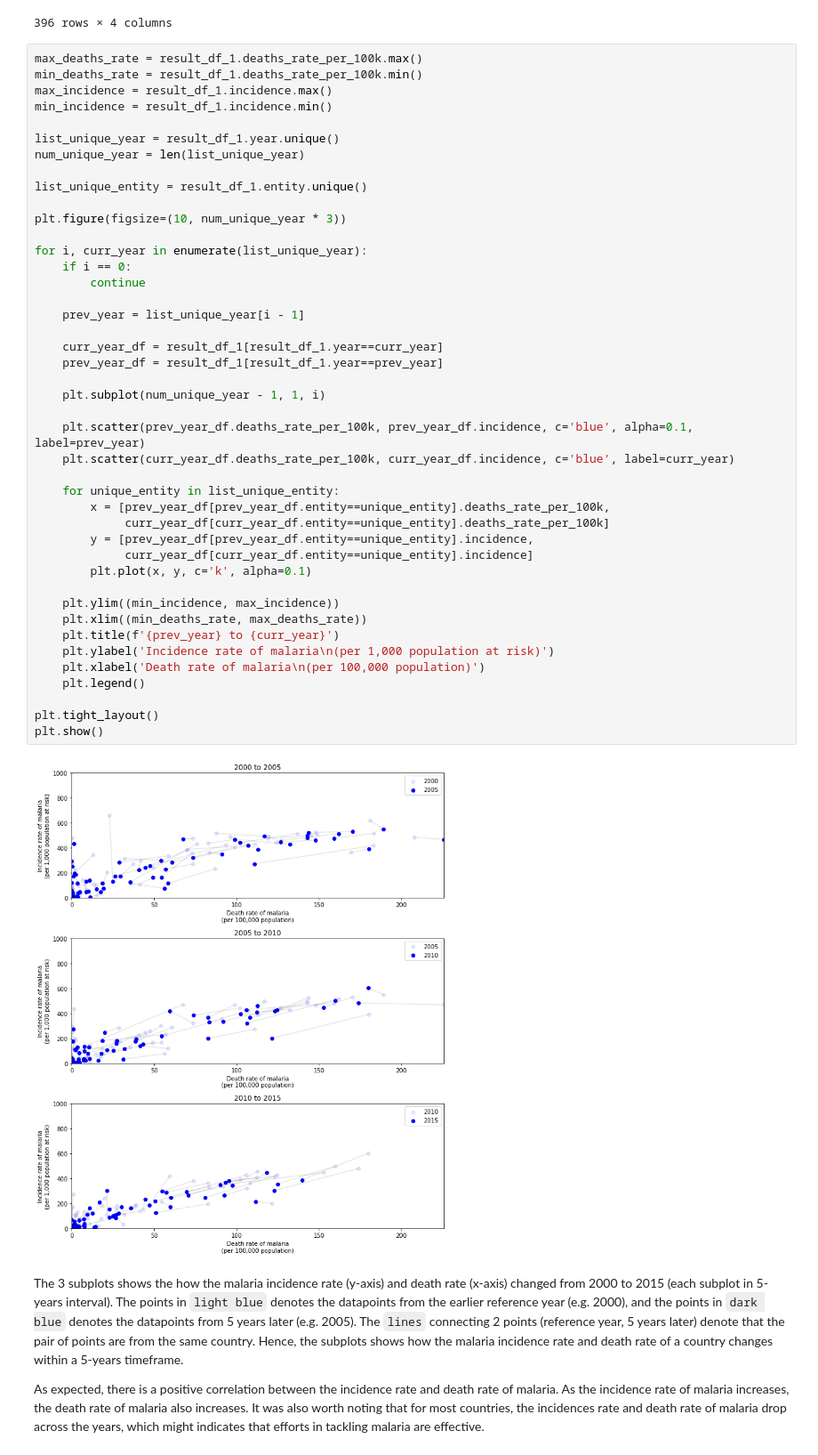
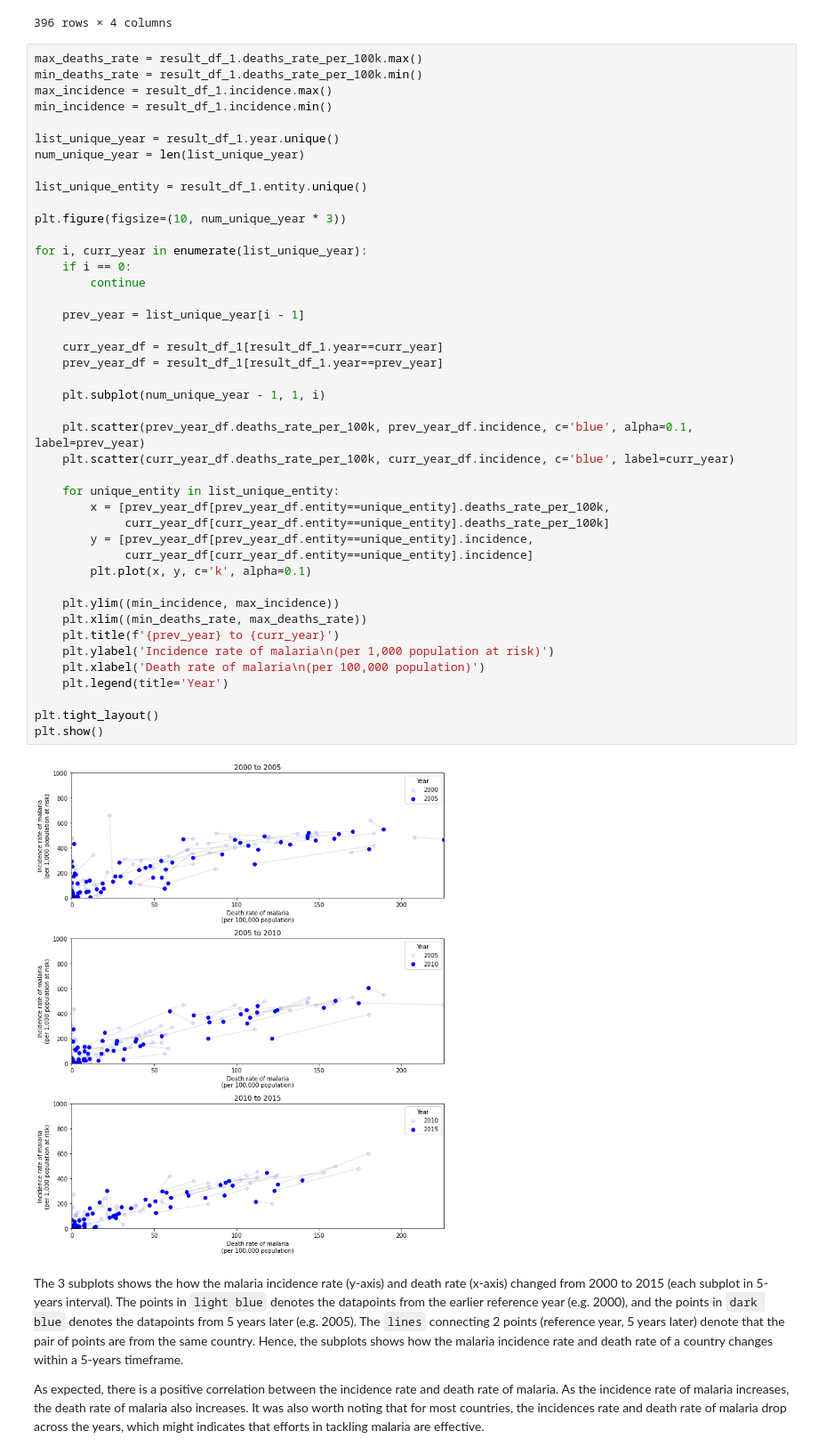
Before and after one commit to simonchuth/sgh_assessment, a Jupyter notebook: malaria_notebook.ipynb, the cells around one changed output. Shown at 89% size. Drawn from its saved outputs; the diff is of its cells as text.

```diff
--- a/malaria_notebook.ipynb
+++ b/malaria_notebook.ipynb
@@ -332,35 +332,35 @@ plt.figure(figsize=(10, num_unique_year * 3))
 for i, curr_year in enumerate(list_unique_year):
     if i == 0:
         continue
 
     prev_year = list_unique_year[i - 1]
 
     curr_year_df = result_df_1[result_df_1.year==curr_year]
     prev_year_df = result_df_1[result_df_1.year==prev_year]
 
     plt.subplot(num_unique_year - 1, 1, i)
 
     plt.scatter(prev_year_df.deaths_rate_per_100k, prev_year_df.incidence, c='blue', alpha=0.1, label=prev_year)
     plt.scatter(curr_year_df.deaths_rate_per_100k, curr_year_df.incidence, c='blue', label=curr_year)
 
     for unique_entity in list_unique_entity:
         x = [prev_year_df[prev_year_df.entity==unique_entity].deaths_rate_per_100k,
              curr_year_df[curr_year_df.entity==unique_entity].deaths_rate_per_100k]
         y = [prev_year_df[prev_year_df.entity==unique_entity].incidence,
              curr_year_df[curr_year_df.entity==unique_entity].incidence]
         plt.plot(x, y, c='k', alpha=0.1)
 
     plt.ylim((min_incidence, max_incidence))
     plt.xlim((min_deaths_rate, max_deaths_rate))
     plt.title(f'{prev_year} to {curr_year}')
     plt.ylabel('Incidence rate of malaria\n(per 1,000 population at risk)')
     plt.xlabel('Death rate of malaria\n(per 100,000 population)')
-    plt.legend()
+    plt.legend(title='Year')
 
 plt.tight_layout()
 plt.show()
 # %% [output]
-[figure, old version]
+[figure, new version]
 # %% [markdown]
 The 3 subplots shows the how the malaria incidence rate (y-axis) and death rate (x-axis) changed from 2000 to 2015 (each subplot in 5-years interval). The points in `light blue` denotes the datapoints from the earlier reference year (e.g. 2000), and the points in `dark blue` denotes the datapoints from 5 years later (e.g. 2005). The `lines` connecting 2 points (reference year, 5 years later) denote that the pair of points are from the same country. Hence, the subplots shows how the malaria incidence rate and death rate of a country changes within a 5-years timeframe. <br>
 
```
Also changed, not shown: parts of 4 cells of this notebook.
